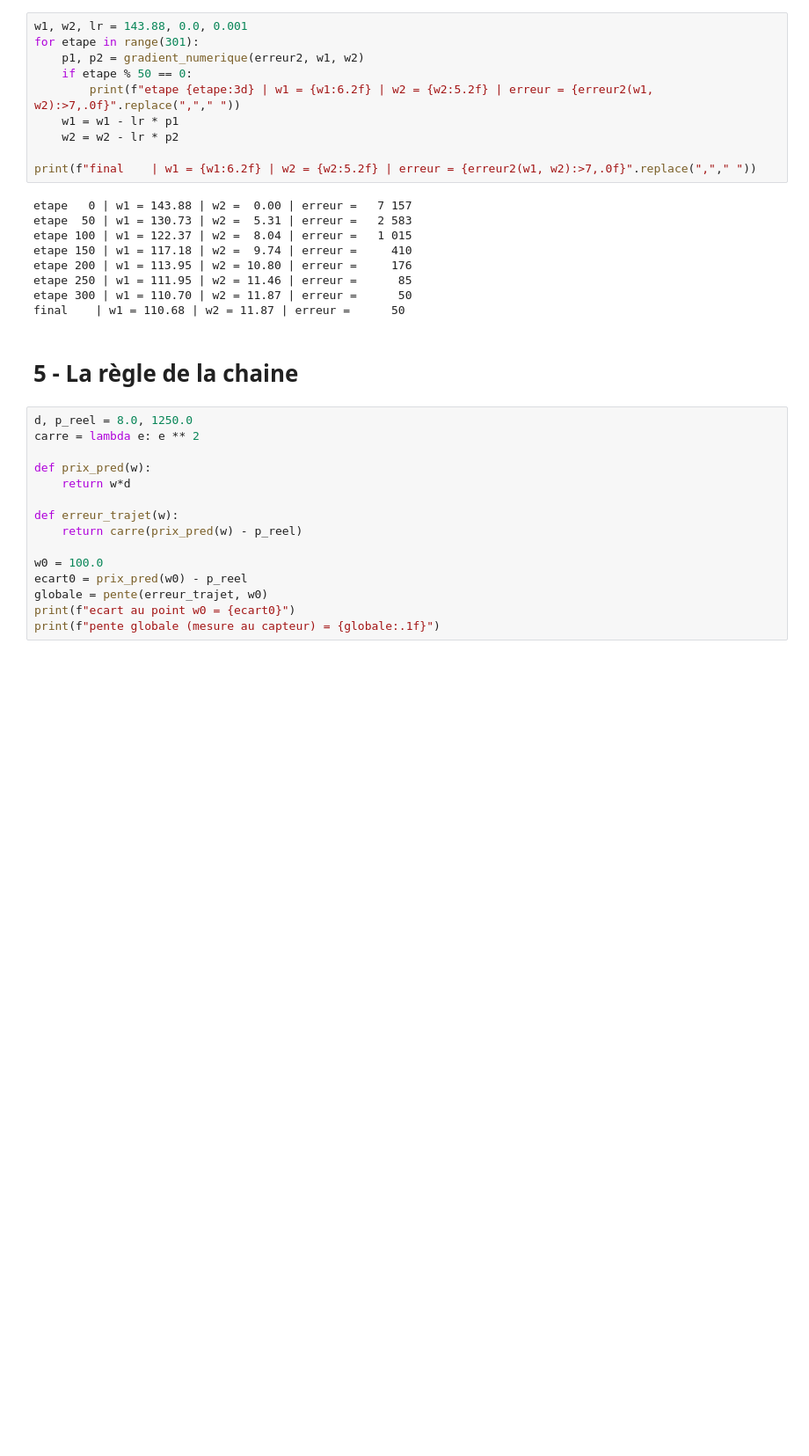
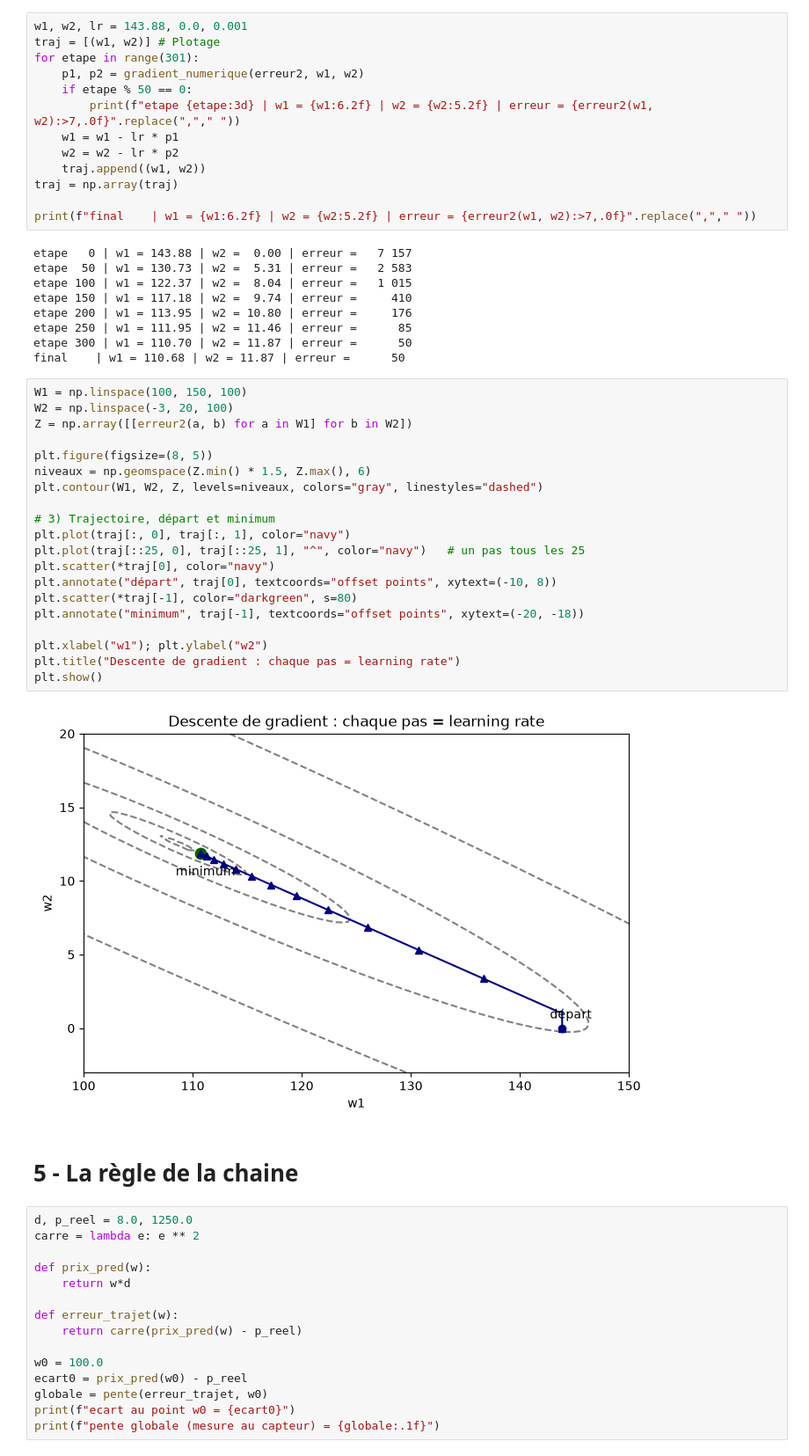
Before and after one commit to Hunaric/construction-LLM, a Jupyter notebook: index.ipynb, the cells around one changed output. Shown at 88% size. Saved outputs shown, nothing was run; the diff lists cells and outputs as text; blank space fills up the shorter version.

```diff
--- a/index.ipynb
+++ b/index.ipynb
@@ -836,12 +836,15 @@ gradient de erreur2 en (143.88, 0) : (-0.2, -1138.0)
 Le bouton w1 est presque a plat; c'est le bouton w2 (la duree) qui compte.
 # %%
 w1, w2, lr = 143.88, 0.0, 0.001
+traj = [(w1, w2)] # Plotage
 for etape in range(301):
     p1, p2 = gradient_numerique(erreur2, w1, w2)
     if etape % 50 == 0:
         print(f"etape {etape:3d} | w1 = {w1:6.2f} | w2 = {w2:5.2f} | erreur = {erreur2(w1, w2):>7,.0f}".replace(","," "))
     w1 = w1 - lr * p1
     w2 = w2 - lr * p2
+    traj.append((w1, w2))
+traj = np.array(traj)
 
 print(f"final    | w1 = {w1:6.2f} | w2 = {w2:5.2f} | erreur = {erreur2(w1, w2):>7,.0f}".replace(","," "))
 # %% [output]
@@ -853,6 +856,28 @@ etape 200 | w1 = 113.95 | w2 = 10.80 | erreur =     176
 etape 250 | w1 = 111.95 | w2 = 11.46 | erreur =      85
 etape 300 | w1 = 110.70 | w2 = 11.87 | erreur =      50
 final    | w1 = 110.68 | w2 = 11.87 | erreur =      50
+# %%
+W1 = np.linspace(100, 150, 100)
+W2 = np.linspace(-3, 20, 100)
+Z = np.array([[erreur2(a, b) for a in W1] for b in W2])
+
+plt.figure(figsize=(8, 5))
+niveaux = np.geomspace(Z.min() * 1.5, Z.max(), 6)
+plt.contour(W1, W2, Z, levels=niveaux, colors="gray", linestyles="dashed")
+
+# 3) Trajectoire, départ et minimum
+plt.plot(traj[:, 0], traj[:, 1], color="navy")
+plt.plot(traj[::25, 0], traj[::25, 1], "^", color="navy")   # un pas tous les 25
+plt.scatter(*traj[0], color="navy")
+plt.annotate("départ", traj[0], textcoords="offset points", xytext=(-10, 8))
+plt.scatter(*traj[-1], color="darkgreen", s=80)
+plt.annotate("minimum", traj[-1], textcoords="offset points", xytext=(-20, -18))
+
+plt.xlabel("w1"); plt.ylabel("w2")
+plt.title("Descente de gradient : chaque pas = learning rate")
+plt.show()
+# %% [output]
+[figure, added]
 # %% [markdown]
 # 5 - La règle de la chaine
 # %%
```
Also changed, not shown: parts of 12 cells of this notebook, 1 other file.
